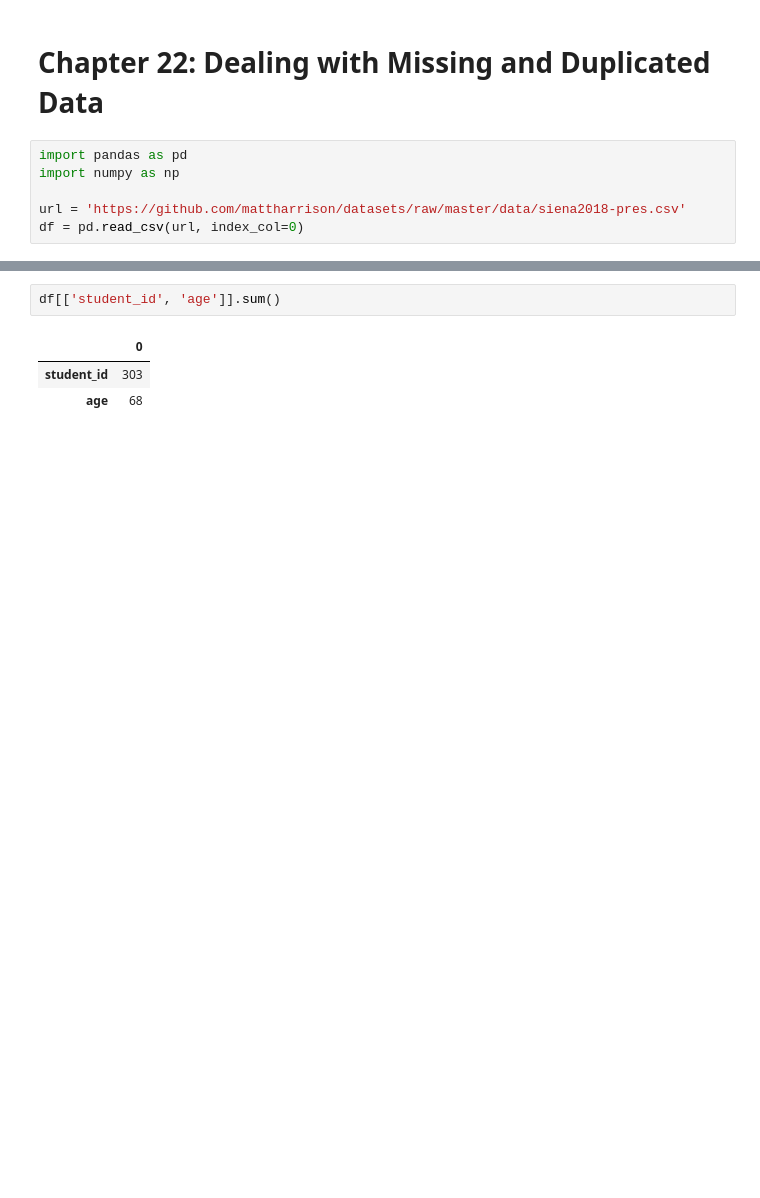
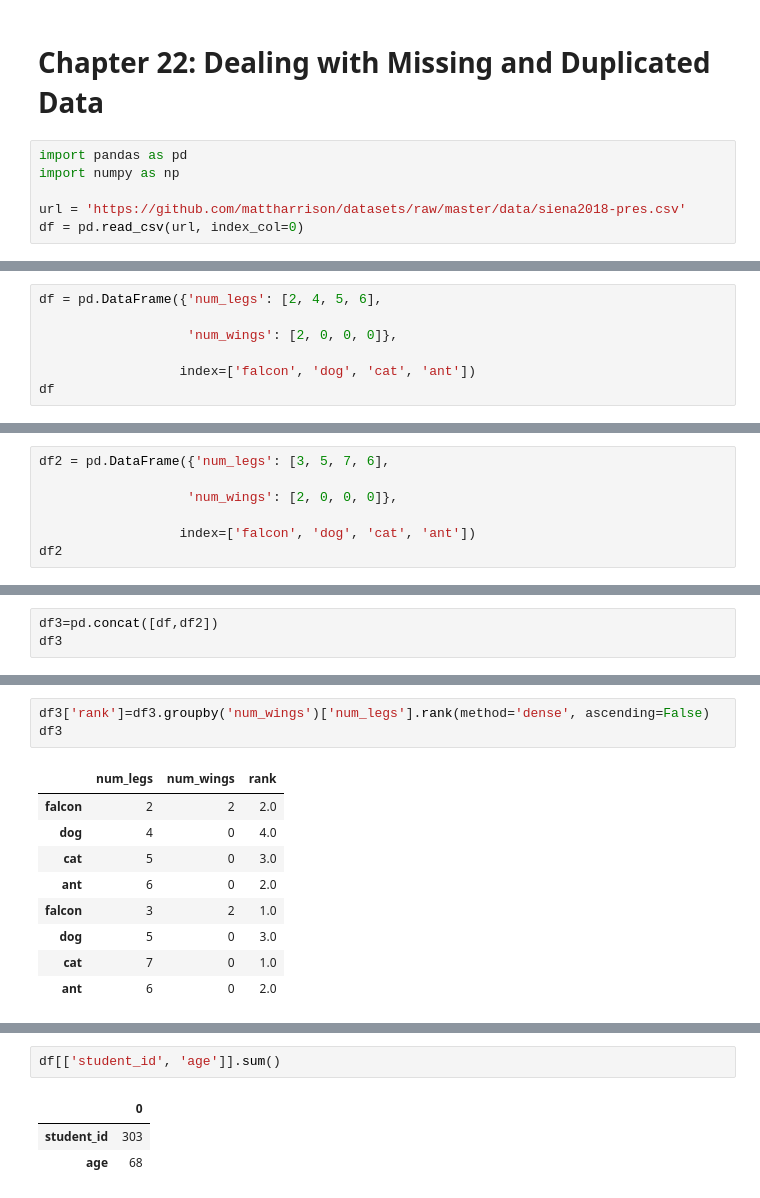
Before and after one commit to stevechengnyc/effective-pandas, a Jupyter notebook: 22-dealing-with-missing-and-duplicated-data.ipynb, the cells around one changed output, grey strips where cells are left out. Saved outputs shown, nothing was run; the diff lists cells and outputs as text; blank space fills up the shorter version.

```diff
--- a/22-dealing-with-missing-and-duplicated-data.ipynb
+++ b/22-dealing-with-missing-and-duplicated-data.ipynb
@@ -17,0 +25,7 @@ df
+# %%
+df = pd.DataFrame({'num_legs': [2, 4, 5, 6],
+
+                   'num_wings': [2, 0, 0, 0]},
+
+                  index=['falcon', 'dog', 'cat', 'ant'])
+df
@@ -17,0 +38,7 @@ df
+# %%
+df2 = pd.DataFrame({'num_legs': [3, 5, 7, 6],
+
+                   'num_wings': [2, 0, 0, 0]},
+
+                  index=['falcon', 'dog', 'cat', 'ant'])
+df2
@@ -17,0 +51,3 @@ df
+# %%
+df3=pd.concat([df,df2])
+df3
@@ -17,0 +64,13 @@ df
+# %%
+df3['rank']=df3.groupby('num_wings')['num_legs'].rank(method='dense', ascending=False)
+df3
+# %% [output]
+|  | num_legs | num_wings | rank |
+| falcon | 2 | 2 | 2.0 |
+| dog | 4 | 0 | 4.0 |
+| cat | 5 | 0 | 3.0 |
+| ant | 6 | 0 | 2.0 |
+| falcon | 3 | 2 | 1.0 |
+| dog | 5 | 0 | 3.0 |
+| cat | 7 | 0 | 1.0 |
+| ant | 6 | 0 | 2.0 |
```
Also changed, not shown: parts of 18 cells of this notebook.
